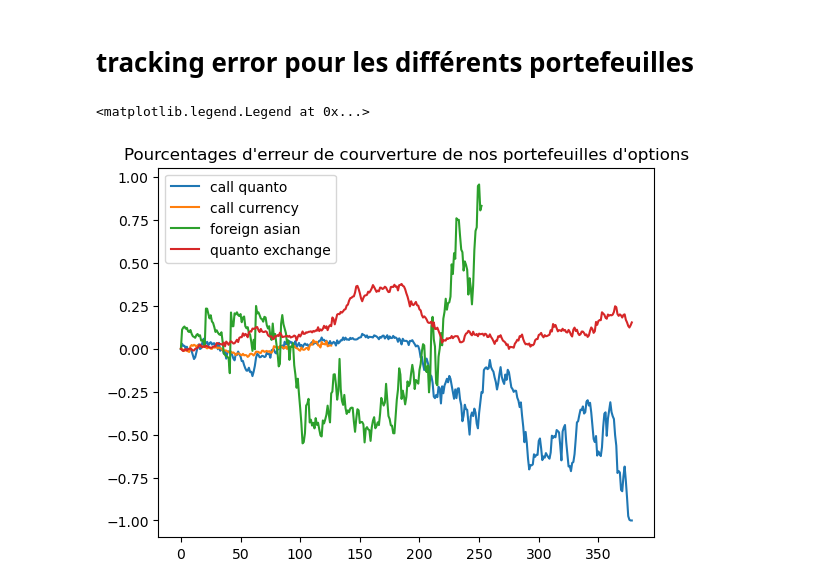
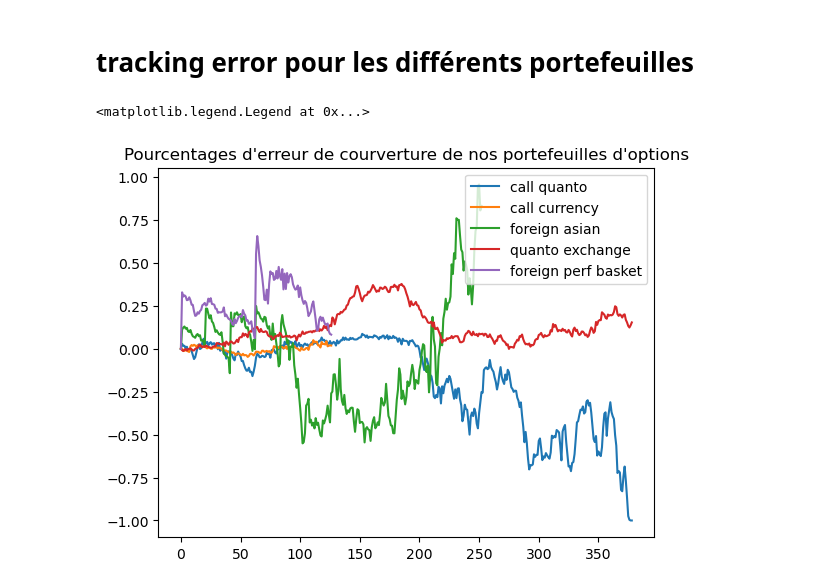
Before and after one commit to ZacharyZbr/pricer, a Jupyter notebook: Analyse de courverture.ipynb, the cells around one changed output. Saved outputs shown, nothing was run; the diff lists cells and outputs as text; code cells hidden in the pictures.

```diff
--- a/Analyse de courverture.ipynb
+++ b/Analyse de courverture.ipynb
@@ -135,11 +146,11 @@ tracking_error_foreign_perf_basket = (price - value) / value
 # %%
 plt.title("Pourcentages d'erreur de courverture de nos portefeuilles d'options")
 plt.plot(tracking_error_call_quanto, label = 'call quanto')
 plt.plot(tracking_error_call_currency, label = 'call currency')
 plt.plot(tracking_error_foreign_asian, label = 'foreign asian')
 plt.plot(tracking_error_quanto_exchange, label = 'quanto exchange')
-
+plt.plot(tracking_error_foreign_perf_basket, label = 'foreign perf basket')
 plt.legend()
 # %% [output]
 <matplotlib.legend.Legend at 0x...>
-[figure, old version]
+[figure, new version]
```
Also changed, not shown: parts of 8 cells of this notebook.
